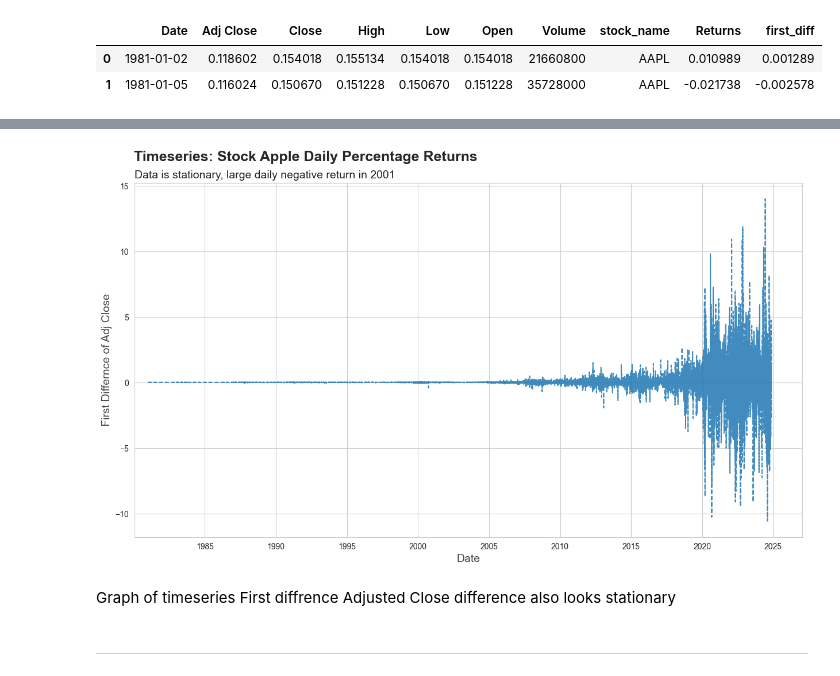
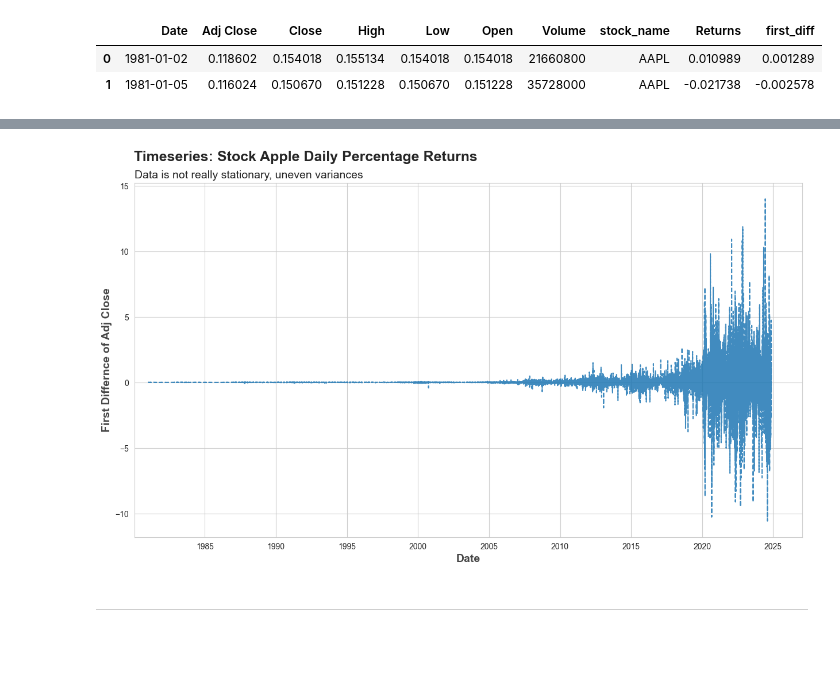
Before and after one commit to Lyndon-Fernandes/CS3AM_new, a Jupyter notebook: notebooks/01_arima_modeling.ipynb, the cells around one changed output, grey strips where cells are left out. Cells and saved outputs as stored; diff of their text form; code cells hidden in the pictures; blank space fills up the shorter version.

```diff
--- a/notebooks/01_arima_modeling.ipynb
+++ b/notebooks/01_arima_modeling.ipynb
@@ -162,2 +138,0 @@ dtype: int64
-# %%
-df.dropna(inplace=True)
@@ -272,21 +225,19 @@ Variance changes so should i be concerned?
 # %%
 f, ax = plt.subplots()
 sns.lineplot(data=df, x='Date', y='first_diff', linestyle='--', markers='o', alpha=0.85)
 
 
-ax.set_xlabel('Date', fontsize=14, alpha=0.85)
-ax.set_ylabel('First Differnce of Adj Close', fontsize=14, alpha=0.85)
+ax.set_xlabel('Date', fontsize=14, alpha=0.85, fontweight='bold')
+ax.set_ylabel('First Differnce of Adj Close', fontsize=14, alpha=0.85, fontweight='bold')
 
 dx, dy = 0.3235, 0.95
 f.suptitle(t='Timeseries: Stock Apple Daily Percentage Returns', fontsize=18, x=dx, y=dy, fontweight='bold')
-ax.set_title(label='Data is stationary, large daily negative return in 2001', fontsize=14, loc='left')
+ax.set_title(label='Data is not really stationary, uneven variances', fontsize=14, loc='left')
 
 ax.set_xlim(df['Date'].min() + timedelta(days=-350))
 plt.show()
 # %% [output]
-[figure, old version]
+[figure, new version]
-# %% [markdown]
-Graph of timeseries First diffrence Adjusted Close difference also looks stationary
 # %% [markdown]
 ---
 # %% [markdown]
```
Also changed, not shown: parts of 110 cells of this notebook, 13 other files.
